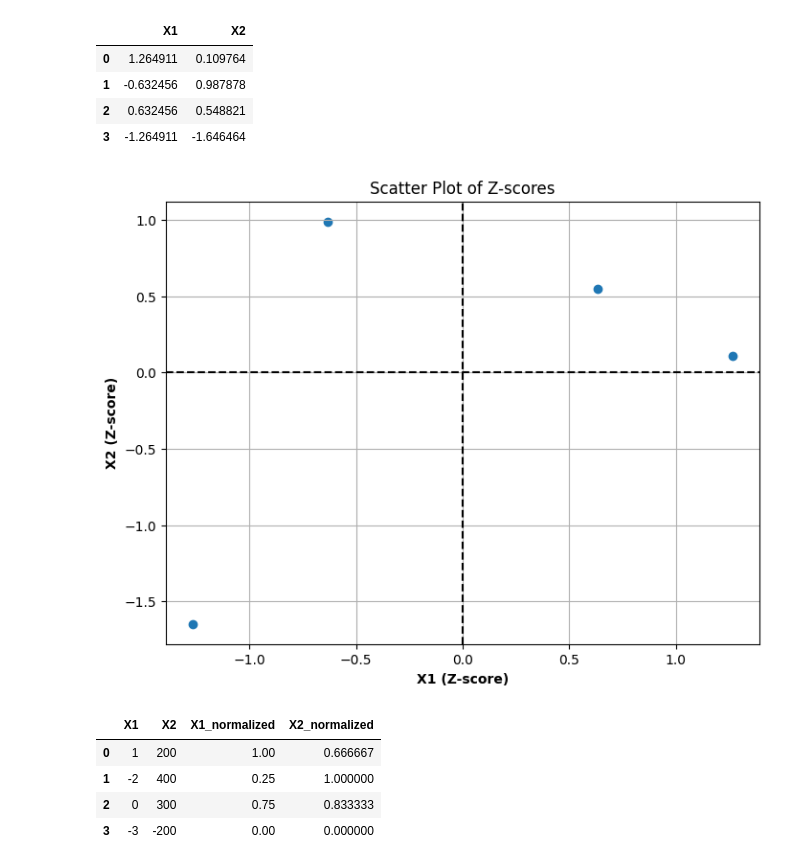
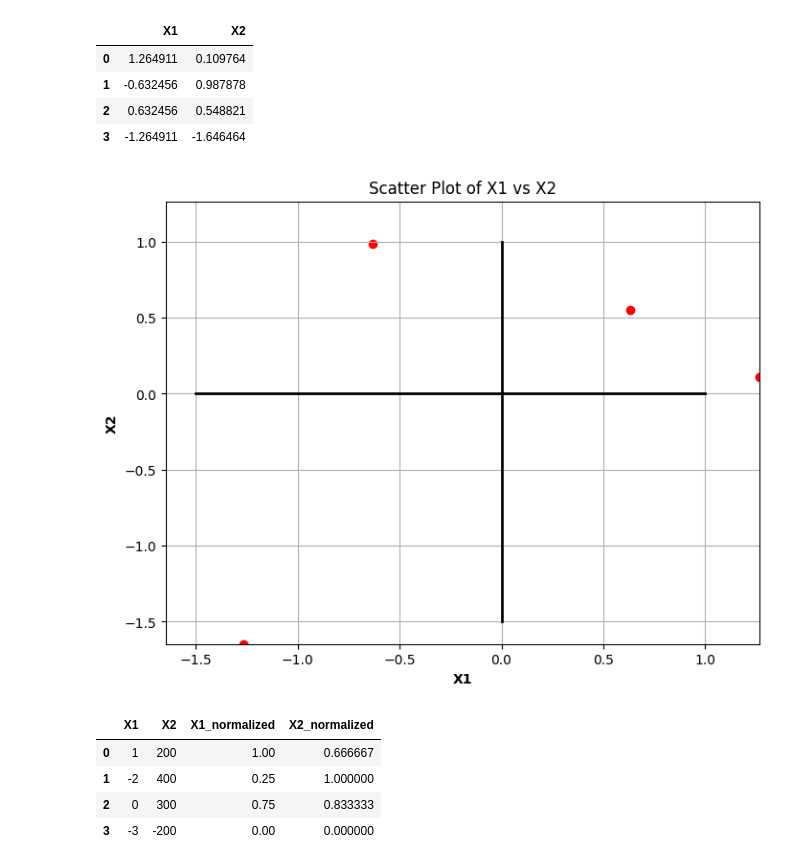
Before and after one commit to punramon/bsc_dpdm24, a Jupyter notebook: Chapter_2_Understanding_Data.ipynb, the cells around one changed output. Drawn from its saved outputs; the diff is of its cells as text; code cells hidden in the pictures.

```diff
--- a/Chapter_2_Understanding_Data.ipynb
+++ b/Chapter_2_Understanding_Data.ipynb
@@ -376,23 +397,30 @@ df2_zscore
 | 1 | -0.632456 | 0.987878 |
 | 2 | 0.632456 | 0.548821 |
 | 3 | -1.264911 | -1.646464 |
-# %%
-# prompt: plot scatter plot df2_zscore *** เดี๋ยวกลับมาแก้โค้ด
-
-import matplotlib.pyplot as plt
-
-# Assuming df2_zscore is already calculated as in your provided code
-plt.figure(figsize=(8, 6))
-plt.scatter(df2_zscore['X1'], df2_zscore['X2'])
-plt.xlabel('X1 (Z-score)', fontweight='bold')
-plt.ylabel('X2 (Z-score)', fontweight='bold')
-plt.axhline(y=0, color='black', linestyle='--')  # Draw a horizontal line at y=0
-plt.axvline(x=0, color='black', linestyle='--')  # Draw a vertical line at x=0
-plt.title('Scatter Plot of Z-scores')
-plt.grid(True)
-plt.show()
-# %% [output]
-[figure, removed]
+# %%
+# Create the scatter plot
+plt.figure(figsize=(8, 6))  # Adjust figure size as needed
+#plt.plot([-3,1],[0,0], color='black', linewidth=2)
+#plt.plot([0,0],[-2,4], color='black', linewidth=2)
+plt.plot([-1.5,1],[0,0], color='black', linewidth=2)
+plt.plot([0,0],[-1.5,1], color='black', linewidth=2)
+plt.scatter(df2_zscore['X1'], df2_zscore['X2'],c='r')
+
+min_val = min(df2_zscore['X1'].min(), df2_zscore['X2'].min())
+max_val = max(df2_zscore['X1'].max(), df2_zscore['X2'].max())
+plt.xlim(min_val, max_val)
+plt.ylim(min_val, max_val)
+
+# Customize the plot
+plt.xlabel('X1', fontweight='bold')
+plt.ylabel('X2', fontweight='bold')
+plt.title('Scatter Plot of X1 vs X2')
+plt.grid(True)
+
+# Show the plot
+plt.show()
+# %% [output]
+[figure, added]
 # %%
 # prompt: do min-max normalization for the df2 for each column separately
 
```
Also changed, not shown: parts of 12 cells of this notebook.
